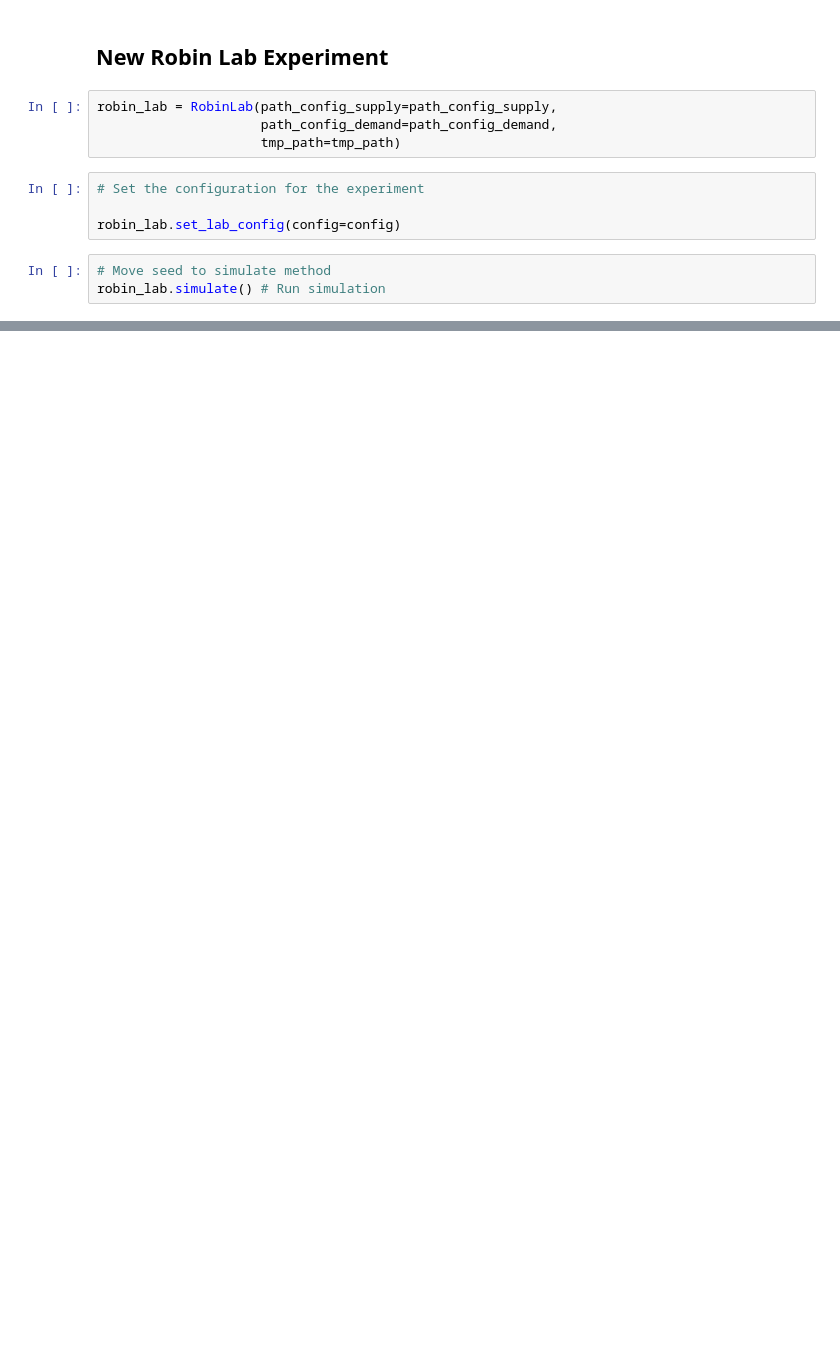
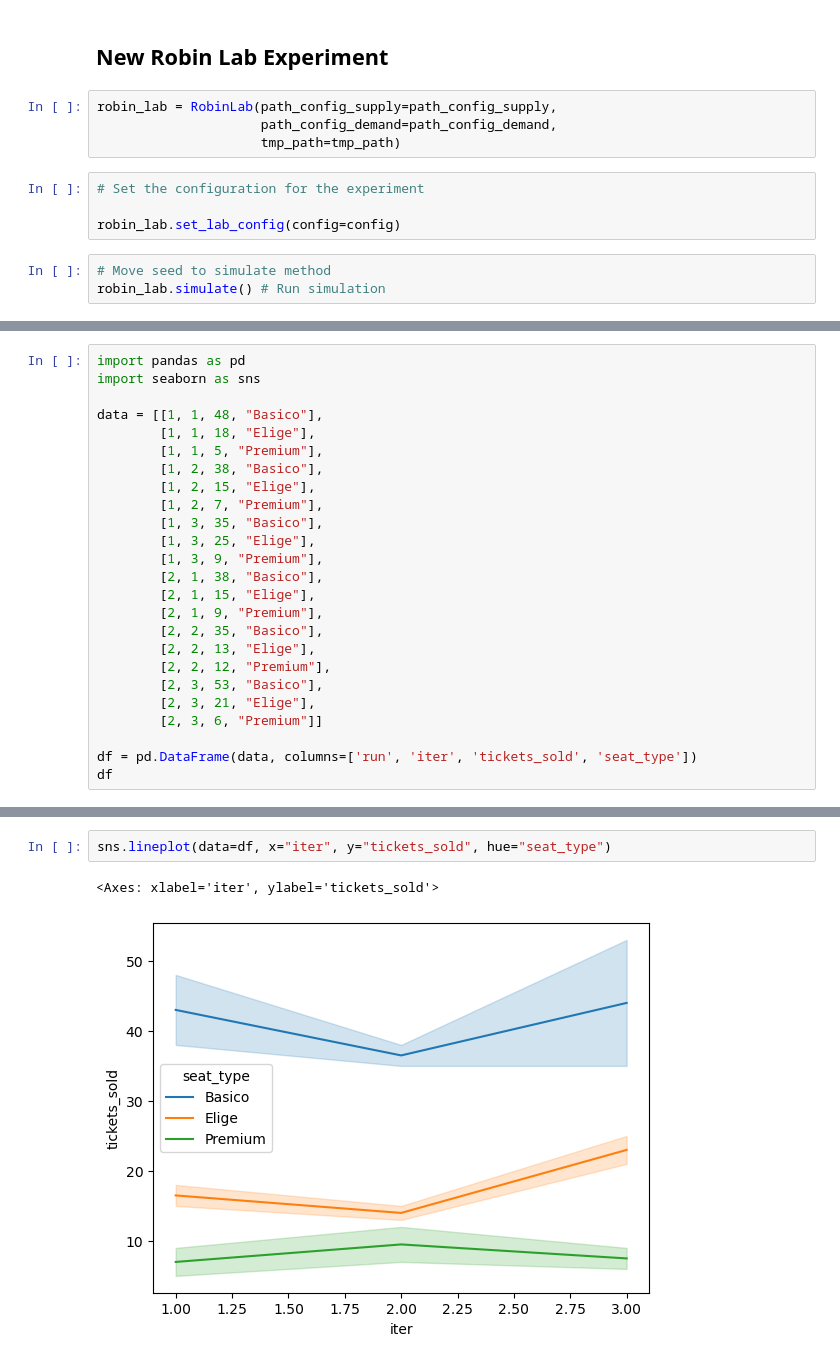
Before and after one commit to JoseAngelMartinB/robin, a Jupyter notebook: notebooks/11.0-robin_labs.ipynb, the cells around one changed output, grey strips where cells are left out. Drawn from its saved outputs; the diff is of its cells as text; blank space fills up the shorter version.

```diff
--- a/notebooks/11.0-robin_labs.ipynb
+++ b/notebooks/11.0-robin_labs.ipynb
@@ -199,0 +217,25 @@ print(tickets_by_date)
+# %%
+import pandas as pd
+import seaborn as sns
+
+data = [[1, 1, 48, "Basico"],
+        [1, 1, 18, "Elige"],
+        [1, 1, 5, "Premium"],
+        [1, 2, 38, "Basico"],
+        [1, 2, 15, "Elige"],
+        [1, 2, 7, "Premium"],
+        [1, 3, 35, "Basico"],
+        [1, 3, 25, "Elige"],
+        [1, 3, 9, "Premium"],
+        [2, 1, 38, "Basico"],
+        [2, 1, 15, "Elige"],
+        [2, 1, 9, "Premium"],
+        [2, 2, 35, "Basico"],
+        [2, 2, 13, "Elige"],
+        [2, 2, 12, "Premium"],
+        [2, 3, 53, "Basico"],
+        [2, 3, 21, "Elige"],
+        [2, 3, 6, "Premium"]]
+
+df = pd.DataFrame(data, columns=['run', 'iter', 'tickets_sold', 'seat_type'])
+df
@@ -199,0 +260,5 @@ print(tickets_by_date)
+# %%
+sns.lineplot(data=df, x="iter", y="tickets_sold", hue="seat_type")
+# %% [output]
+<Axes: xlabel='iter', ylabel='tickets_sold'>
+[figure, added]
```
Also changed, not shown: parts of 6 cells of this notebook, 1 other file.
